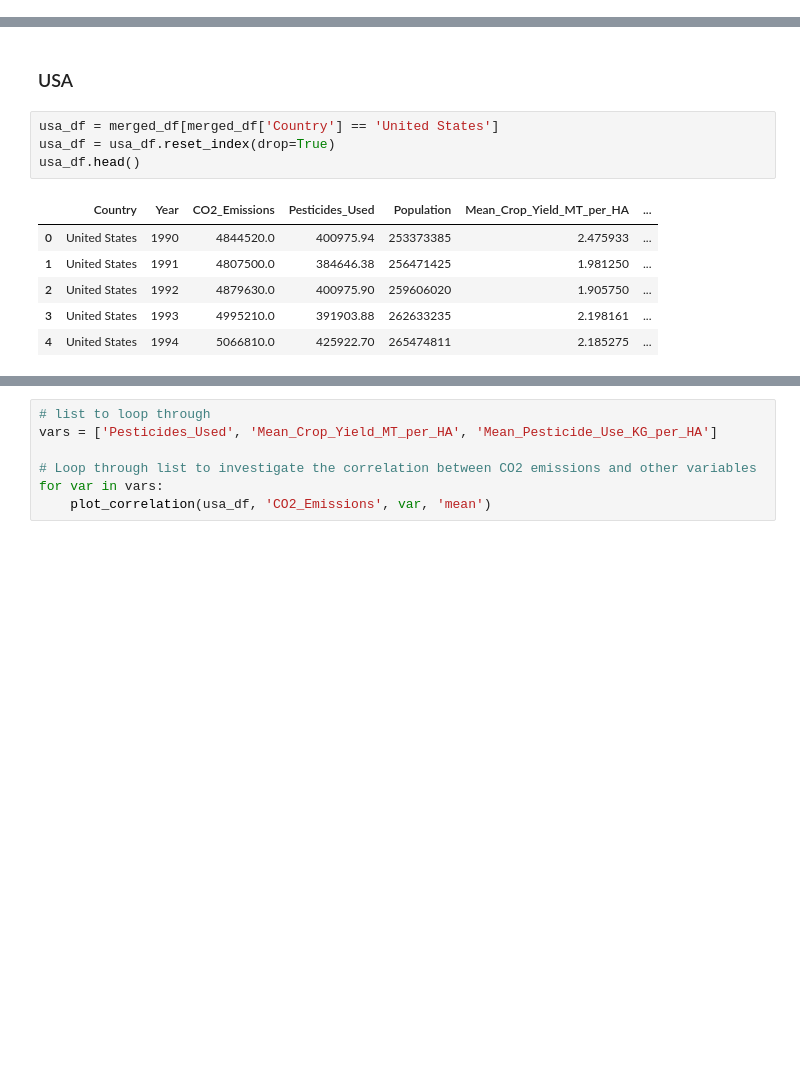
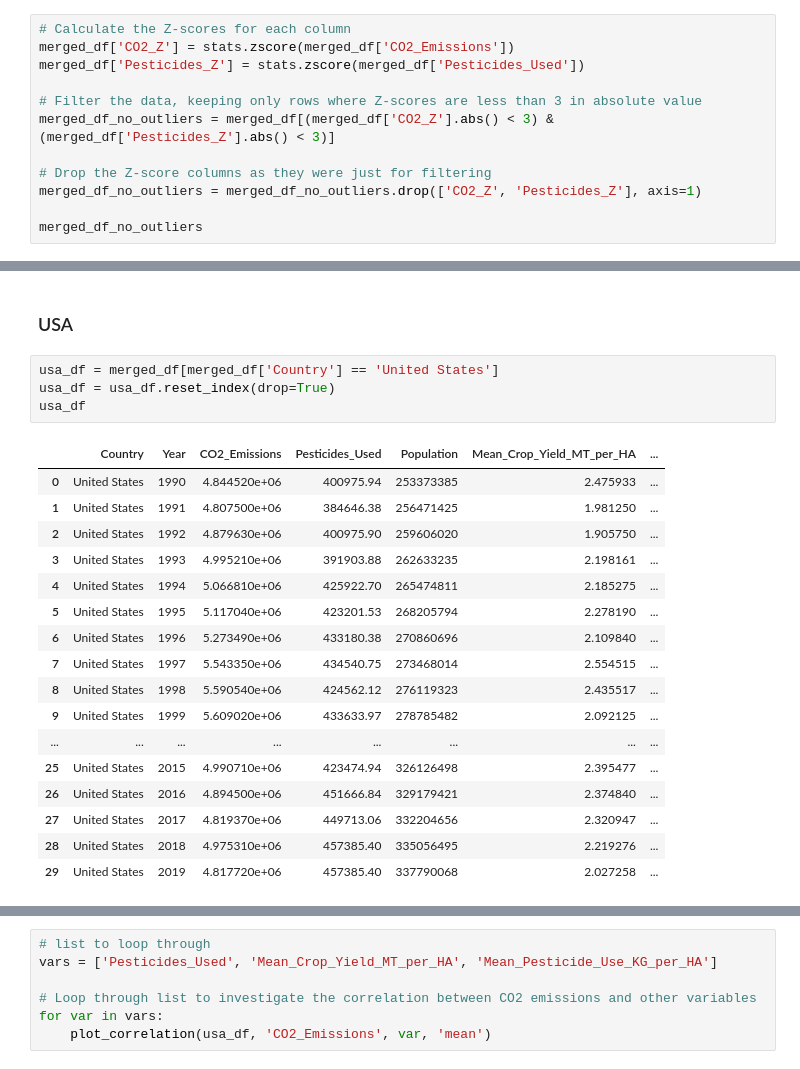
Before and after one commit to EdGonz44/Project-3, a Jupyter notebook: jenny-folder/code-jj2.ipynb, the cells around one changed output, grey strips where cells are left out. Saved outputs shown, nothing was run; the diff lists cells and outputs as text; blank space fills up the shorter version.

```diff
--- a/jenny-folder/code-jj2.ipynb
+++ b/jenny-folder/code-jj2.ipynb
@@ -451,0 +501,12 @@ plot_residuals(merged_df, 'CO2_Emissions', 'Pesticides_Used')
+# %%
+# Calculate the Z-scores for each column
+merged_df['CO2_Z'] = stats.zscore(merged_df['CO2_Emissions'])
+merged_df['Pesticides_Z'] = stats.zscore(merged_df['Pesticides_Used'])
+
+# Filter the data, keeping only rows where Z-scores are less than 3 in absolute value
+merged_df_no_outliers = merged_df[(merged_df['CO2_Z'].abs() < 3) & (merged_df['Pesticides_Z'].abs() < 3)]
+
+# Drop the Z-score columns as they were just for filtering
+merged_df_no_outliers = merged_df_no_outliers.drop(['CO2_Z', 'Pesticides_Z'], axis=1)
+
+merged_df_no_outliers
@@ -521,11 +614,22 @@ United States  24.514380  24.900975  6.407380  2.531280  0.462146
 # %%
 usa_df = merged_df[merged_df['Country'] == 'United States']
 usa_df = usa_df.reset_index(drop=True)
-usa_df.head()
+usa_df
 # %% [output]
 |  | Country | Year | CO2_Emissions | Pesticides_Used | Population | Mean_Crop_Yield_MT_per_HA | ... |
-| 0 | United States | 1990 | 4844520.0 | 400975.94 | 253373385 | 2.475933 | ... |
-| 1 | United States | 1991 | 4807500.0 | 384646.38 | 256471425 | 1.981250 | ... |
-| 2 | United States | 1992 | 4879630.0 | 400975.90 | 259606020 | 1.905750 | ... |
-| 3 | United States | 1993 | 4995210.0 | 391903.88 | 262633235 | 2.198161 | ... |
-| 4 | United States | 1994 | 5066810.0 | 425922.70 | 265474811 | 2.185275 | ... |
+| 0 | United States | 1990 | 4.844520e+06 | 400975.94 | 253373385 | 2.475933 | ... |
+| 1 | United States | 1991 | 4.807500e+06 | 384646.38 | 256471425 | 1.981250 | ... |
+| 2 | United States | 1992 | 4.879630e+06 | 400975.90 | 259606020 | 1.905750 | ... |
+| 3 | United States | 1993 | 4.995210e+06 | 391903.88 | 262633235 | 2.198161 | ... |
+| 4 | United States | 1994 | 5.066810e+06 | 425922.70 | 265474811 | 2.185275 | ... |
+| 5 | United States | 1995 | 5.117040e+06 | 423201.53 | 268205794 | 2.278190 | ... |
+| 6 | United States | 1996 | 5.273490e+06 | 433180.38 | 270860696 | 2.109840 | ... |
+| 7 | United States | 1997 | 5.543350e+06 | 434540.75 | 273468014 | 2.554515 | ... |
+| 8 | United States | 1998 | 5.590540e+06 | 424562.12 | 276119323 | 2.435517 | ... |
+| 9 | United States | 1999 | 5.609020e+06 | 433633.97 | 278785482 | 2.092125 | ... |
+| ... | ... | ... | ... | ... | ... | ... | ... |
+| 25 | United States | 2015 | 4.990710e+06 | 423474.94 | 326126498 | 2.395477 | ... |
+| 26 | United States | 2016 | 4.894500e+06 | 451666.84 | 329179421 | 2.374840 | ... |
+| 27 | United States | 2017 | 4.819370e+06 | 449713.06 | 332204656 | 2.320947 | ... |
+| 28 | United States | 2018 | 4.975310e+06 | 457385.40 | 335056495 | 2.219276 | ... |
+| 29 | United States | 2019 | 4.817720e+06 | 457385.40 | 337790068 | 2.027258 | ... |
```
Also changed, not shown: parts of 22 cells of this notebook, 3 other files.
